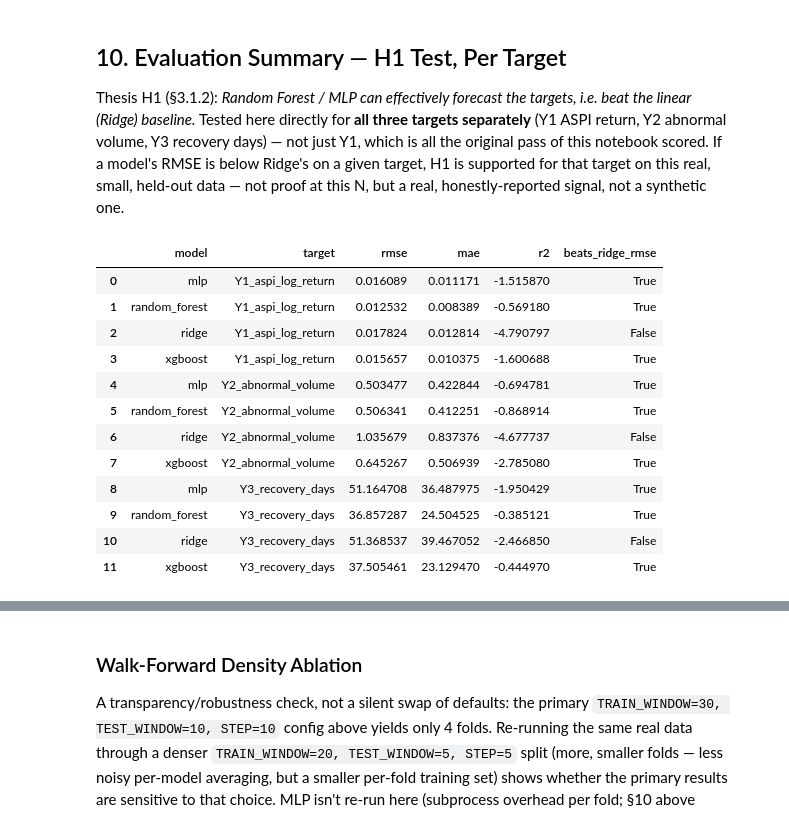
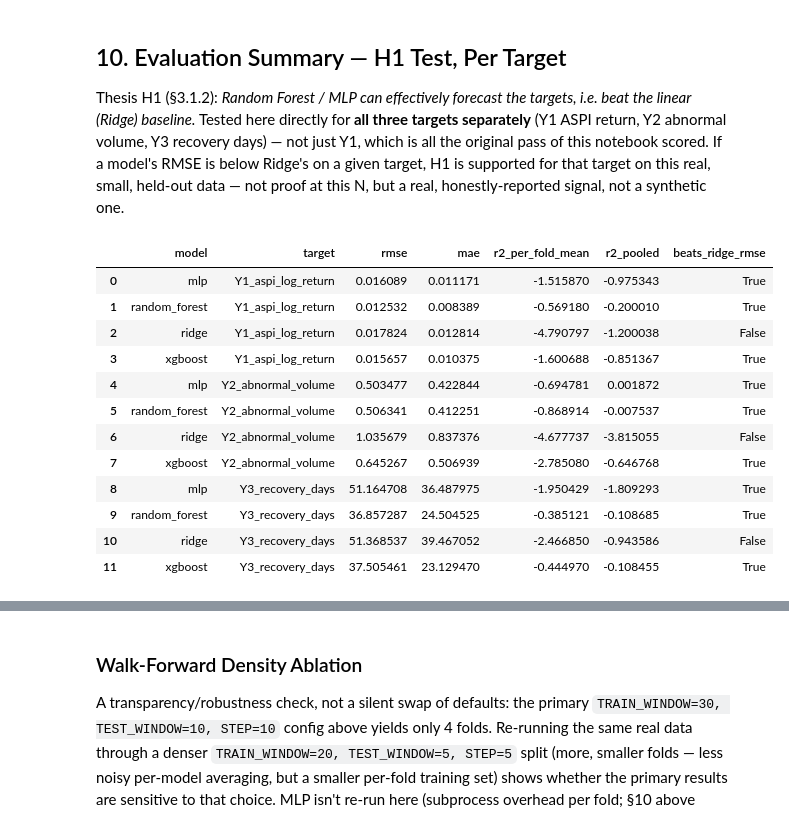
Before and after one commit to Hashan-Samarakkody/CSE-disaster-impact-predictor, a Jupyter notebook: disaster_finance_predictor/notebooks/CSE_Disaster_Impact_Pipeline.ipynb, the cells around one changed output, grey strips where cells are left out. Drawn from its saved outputs; the diff is of its cells as text; code cells hidden in the pictures.

```diff
--- a/disaster_finance_predictor/notebooks/CSE_Disaster_Impact_Pipeline.ipynb
+++ b/disaster_finance_predictor/notebooks/CSE_Disaster_Impact_Pipeline.ipynb
@@ -438,7 +438,7 @@ All folds verified strictly chronological (no look-ahead).
 **New: per-fold feature selection.** New features (§7) push the feature count from 28 to ~32 against N≈64-74 — a real overfitting risk. An RF-importance top-20 selection is fit on each fold's training data only (no leakage) and applied identically before every model (Ridge/RF/XGBoost/MLP) that fold.
 # %%
 from sklearn.model_selection import GridSearchCV
-from sklearn.metrics import make_scorer
+from sklearn.metrics import make_scorer, r2_score
 from sklearn.multioutput import MultiOutputRegressor
 from sklearn.ensemble import RandomForestRegressor
 from xgboost import XGBRegressor
@@ -485,18 +485,28 @@ def select_top_features(X_train, y_train, k=20, random_state=RANDOM_STATE):
 
 
 def score_all_targets(y_true_df, pred_array, store):
+    """Records per-fold RMSE/MAE/R2 *and* the raw (y_true, y_pred) arrays --
+    the raw arrays let the caller compute a POOLED R2 across all folds
+    afterward, since per-fold R2 on a 5-10 point test window is numerically
+    unstable (see §10 markdown)."""
     for i, target in enumerate(TARGET_COLS):
-        m = evaluate_regression(y_true_df[target], pred_array[:, i])
+        yt = y_true_df[target].to_numpy()
+        yp = pred_array[:, i]
+        m = evaluate_regression(yt, yp)
         for k in ("rmse", "mae", "r2"):
             store[target][k].append(m[k])
+        store[target]["y_true"].append(yt)
+        store[target]["y_pred"].append(yp)
 
 
 def run_walk_forward(splits, X_all, y_all, k_features=20, verbose=True):
     """Fit Ridge/RF/XGBoost per fold (RF/XGBoost grid-searched jointly across
     all 3 targets), score every target separately. Returns (results,
-    last_fold_models, last_fold_selected_features)."""
+    last_fold_models, last_fold_selected_features). `results[model][target]`
+    carries both the per-fold-averaged metrics and a `pooled_r2` computed
+    once over every fold's out-of-fold predictions concatenated together."""
     results = {
-        name: {t: {"rmse": [], "mae": [], "r2": []} for t in TARGET_COLS}
+        name: {t: {"rmse": [], "mae": [], "r2": [], "y_true": [], "y_pred": []} for t in TARGET_COLS}
         for name in ("ridge", "random_forest", "xgboost")
     }
     last_models, last_features = {}, None
@@ -535,6 +545,12 @@ def run_walk_forward(splits, X_all, y_all, k_features=20, verbose=True):
 
         last_models = {"ridge": ridge, "random_forest": rf, "xgboost": xgb}
 
+    for name in results:
+        for t in TARGET_COLS:
+            yt_all = np.concatenate(results[name][t]["y_true"])
+            yp_all = np.concatenate(results[name][t]["y_pred"])
+            results[name][t]["pooled_r2"] = float(r2_score(yt_all, yp_all))
+
     return results, last_models, last_features
 
 
@@ -545,7 +561,8 @@ for name, targets_m in results.items():
     for t in TARGET_COLS:
         m = targets_m[t]
         print(f"{name:>14s} | {t:<20s} RMSE mean={np.mean(m['rmse']):.4f}  "
-              f"MAE mean={np.mean(m['mae']):.4f}  R2 mean={np.mean(m['r2']):.4f}")
+              f"MAE mean={np.mean(m['mae']):.4f}  R2(per-fold mean)={np.mean(m['r2']):.4f}  "
+              f"R2(pooled)={m['pooled_r2']:.4f}")
 # %% [output]
 fold 0: RF best={'estimator__max_depth': 4, 'estimator__min_samples_leaf': 4, 'estimator__n_estimators': 100}
         XGB best={'estimator__learning_rate': 0.05, 'estimator__max_depth': 6, 'estimator__n_estimators': 100}
@@ -603,7 +620,7 @@ def train_mlp_subprocess(X_train, y_train, X_test):
         pred_scaled = np.load(out_path)["pred"]
         return y_scaler.inverse_transform(pred_scaled)  # back to raw target scale before evaluating
 
-mlp_metrics = {t: {"rmse": [], "mae": [], "r2": []} for t in TARGET_COLS}
+mlp_metrics = {t: {"rmse": [], "mae": [], "r2": [], "y_true": [], "y_pred": []} for t in TARGET_COLS}
 for s in splits:
     X_tr, X_te = X_res.iloc[s.train_index], X_res.iloc[s.test_index]
     y_tr, y_te = y_res.iloc[s.train_index], y_res.iloc[s.test_index]
@@ -614,8 +631,12 @@ for s in splits:
     score_all_targets(y_te, pred, mlp_metrics)
 
 for t in TARGET_COLS:
+    yt_all = np.concatenate(mlp_metrics[t]["y_true"])
+    yp_all = np.concatenate(mlp_metrics[t]["y_pred"])
+    mlp_metrics[t]["pooled_r2"] = float(r2_score(yt_all, yp_all))
     m = mlp_metrics[t]
     print(f"{'mlp':>14s} | {t:<20s} RMSE mean={np.mean(m['rmse']):.4f}  "
-          f"MAE mean={np.mean(m['mae']):.4f}  R2 mean={np.mean(m['r2']):.4f}")
+          f"MAE mean={np.mean(m['mae']):.4f}  R2(per-fold mean)={np.mean(m['r2']):.4f}  "
+          f"R2(pooled)={m['pooled_r2']:.4f}")
 results["mlp"] = mlp_metrics
 # %% [output]
@@ -629,31 +650,32 @@ Thesis H1 (§3.1.2): *Random Forest / MLP can effectively forecast the targets,
 # %%
 rows = []
 for name, targets_m in results.items():
     for t in TARGET_COLS:
         m = targets_m[t]
         rows.append({
             "model": name, "target": t,
-            "rmse": np.mean(m["rmse"]), "mae": np.mean(m["mae"]), "r2": np.mean(m["r2"]),
+            "rmse": np.mean(m["rmse"]), "mae": np.mean(m["mae"]),
+            "r2_per_fold_mean": np.mean(m["r2"]), "r2_pooled": m["pooled_r2"],
         })
 summary = pd.DataFrame(rows)
 ridge_rmse_by_target = summary[summary["model"] == "ridge"].set_index("target")["rmse"]
 summary["beats_ridge_rmse"] = summary.apply(lambda r: r["rmse"] < ridge_rmse_by_target[r["target"]], axis=1)
 summary = summary.sort_values(["target", "model"]).reset_index(drop=True)
 summary
 # %% [output]
-|  | model | target | rmse | mae | r2 | beats_ridge_rmse |
-| 0 | mlp | Y1_aspi_log_return | 0.016089 | 0.011171 | -1.515870 | True |
-| 1 | random_forest | Y1_aspi_log_return | 0.012532 | 0.008389 | -0.569180 | True |
-| 2 | ridge | Y1_aspi_log_return | 0.017824 | 0.012814 | -4.790797 | False |
-| 3 | xgboost | Y1_aspi_log_return | 0.015657 | 0.010375 | -1.600688 | True |
-| 4 | mlp | Y2_abnormal_volume | 0.503477 | 0.422844 | -0.694781 | True |
-| 5 | random_forest | Y2_abnormal_volume | 0.506341 | 0.412251 | -0.868914 | True |
-| 6 | ridge | Y2_abnormal_volume | 1.035679 | 0.837376 | -4.677737 | False |
-| 7 | xgboost | Y2_abnormal_volume | 0.645267 | 0.506939 | -2.785080 | True |
-| 8 | mlp | Y3_recovery_days | 51.164708 | 36.487975 | -1.950429 | True |
-| 9 | random_forest | Y3_recovery_days | 36.857287 | 24.504525 | -0.385121 | True |
-| 10 | ridge | Y3_recovery_days | 51.368537 | 39.467052 | -2.466850 | False |
-| 11 | xgboost | Y3_recovery_days | 37.505461 | 23.129470 | -0.444970 | True |
+|  | model | target | rmse | mae | r2_per_fold_mean | r2_pooled | beats_ridge_rmse |
+| 0 | mlp | Y1_aspi_log_return | 0.016089 | 0.011171 | -1.515870 | -0.975343 | True |
+| 1 | random_forest | Y1_aspi_log_return | 0.012532 | 0.008389 | -0.569180 | -0.200010 | True |
+| 2 | ridge | Y1_aspi_log_return | 0.017824 | 0.012814 | -4.790797 | -1.200038 | False |
+| 3 | xgboost | Y1_aspi_log_return | 0.015657 | 0.010375 | -1.600688 | -0.851367 | True |
+| 4 | mlp | Y2_abnormal_volume | 0.503477 | 0.422844 | -0.694781 | 0.001872 | True |
+| 5 | random_forest | Y2_abnormal_volume | 0.506341 | 0.412251 | -0.868914 | -0.007537 | True |
+| 6 | ridge | Y2_abnormal_volume | 1.035679 | 0.837376 | -4.677737 | -3.815055 | False |
+| 7 | xgboost | Y2_abnormal_volume | 0.645267 | 0.506939 | -2.785080 | -0.646768 | True |
+| 8 | mlp | Y3_recovery_days | 51.164708 | 36.487975 | -1.950429 | -1.809293 | True |
+| 9 | random_forest | Y3_recovery_days | 36.857287 | 24.504525 | -0.385121 | -0.108685 | True |
+| 10 | ridge | Y3_recovery_days | 51.368537 | 39.467052 | -2.466850 | -0.943586 | False |
+| 11 | xgboost | Y3_recovery_days | 37.505461 | 23.129470 | -0.444970 | -0.108455 | True |
 # %% [markdown]
 **RMSE is prioritized over MAE/R² as the primary metric** (thesis §3.8.1): it squares errors, disproportionately penalizing the large misses that matter most in disaster finance — under-predicting a 15% crash as a 2% dip is a materially worse failure than the squared-error metric alone even conveys, but RMSE weights it more than MAE does either way.
 
```
Also changed, not shown: parts of 5 cells of this notebook, 1 other file.
